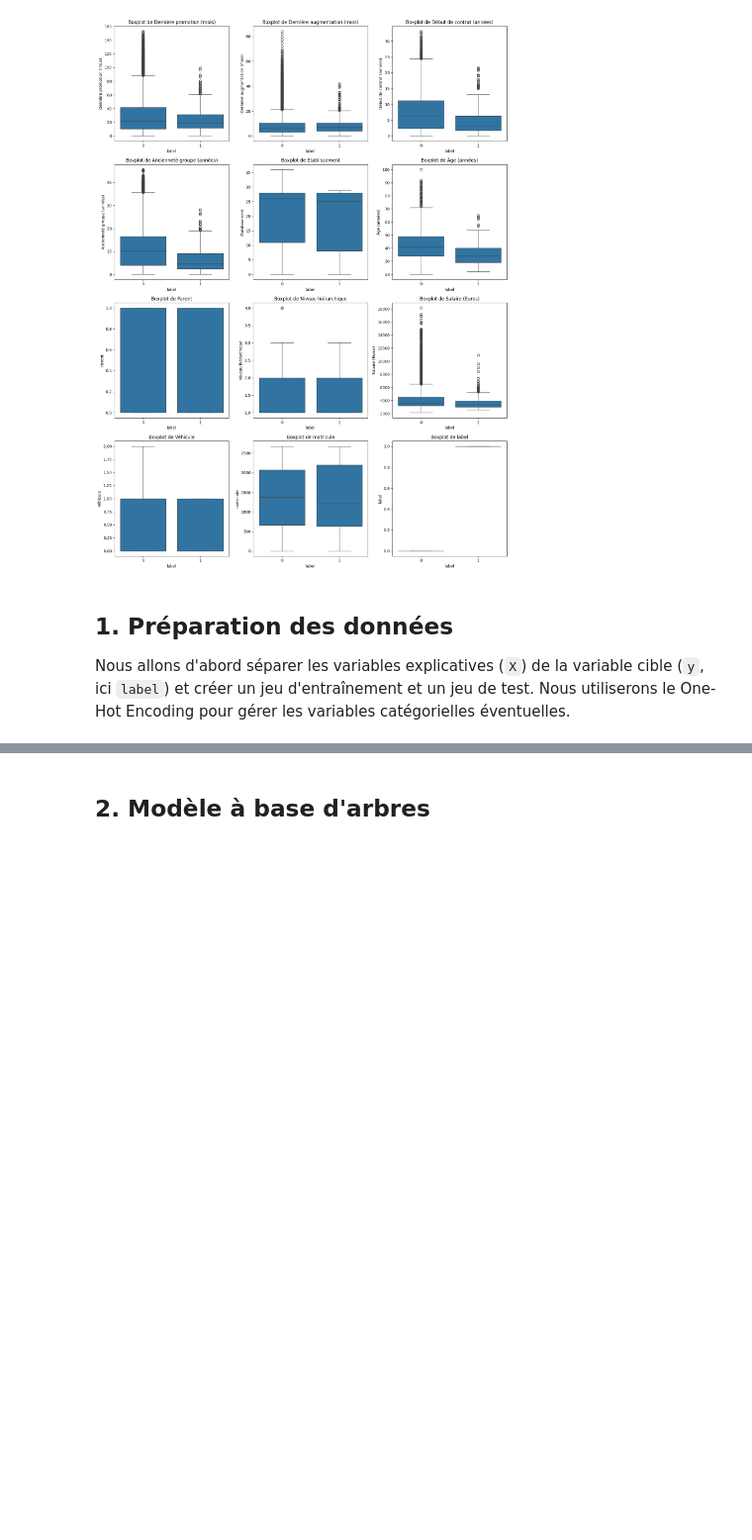
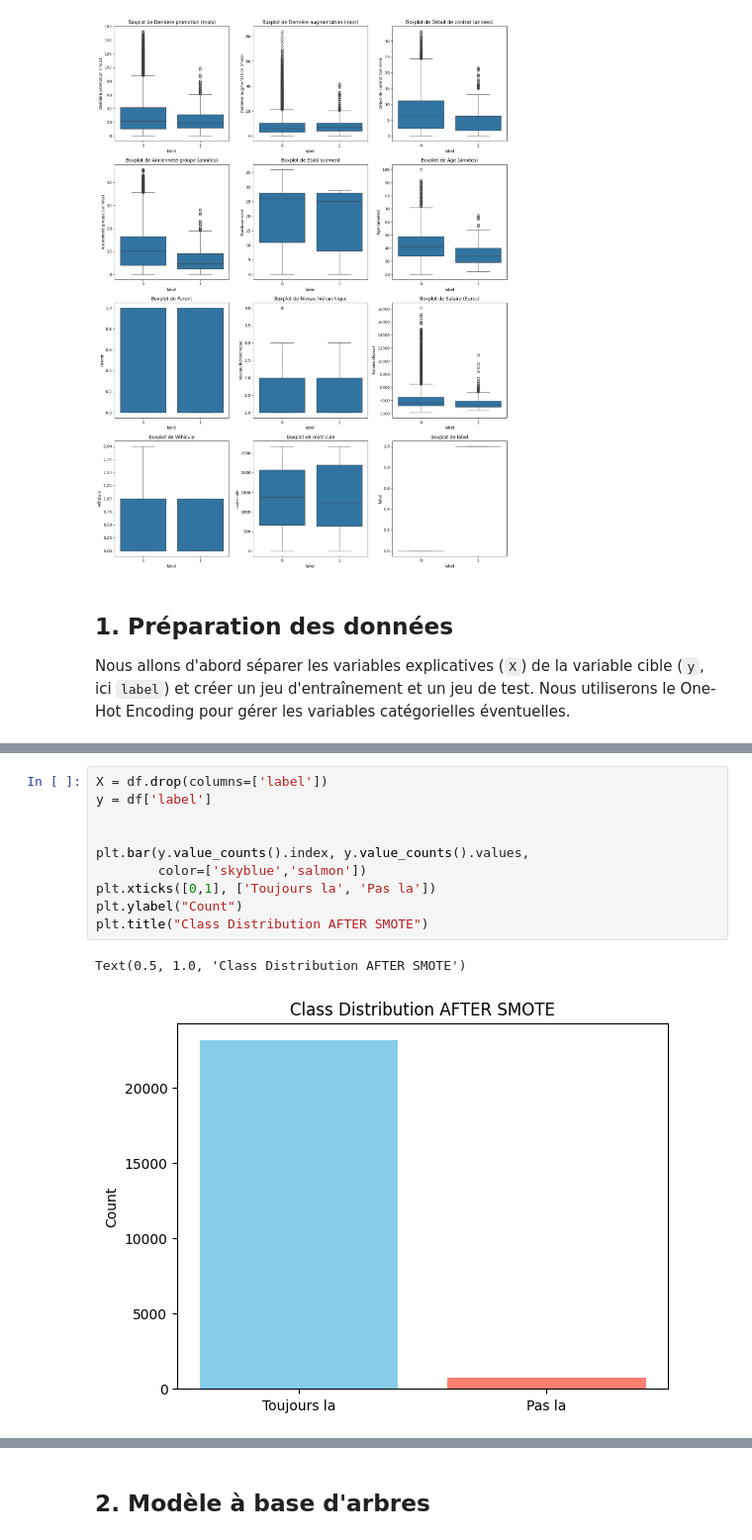
Before and after one commit to hughdmr/REXIA, a Jupyter notebook: RH_DHARDEMARE_PETIT_VAUTERIN.ipynb, the cells around one changed output, grey strips where cells are left out. Shown at 99% size. Saved outputs shown, nothing was run; the diff lists cells and outputs as text; blank space fills up the shorter version.

```diff
--- a/RH_DHARDEMARE_PETIT_VAUTERIN.ipynb
+++ b/RH_DHARDEMARE_PETIT_VAUTERIN.ipynb
@@ -266,3 +286,16 @@ Nous allons d'abord séparer les variables explicatives (`X`) de la variable cib
+# %%
+X = df.drop(columns=['label'])
+y = df['label']
+
+
+plt.bar(y.value_counts().index, y.value_counts().values,
+        color=['skyblue','salmon'])
+plt.xticks([0,1], ['Toujours la', 'Pas la'])
+plt.ylabel("Count")
+plt.title("Class Distribution AFTER SMOTE")
+# %% [output]
+Text(0.5, 1.0, 'Class Distribution AFTER SMOTE')
+[figure, added]
 # %%
 from sklearn.model_selection import train_test_split
 import pandas as pd
```
Also changed, not shown: parts of 3 cells of this notebook.
